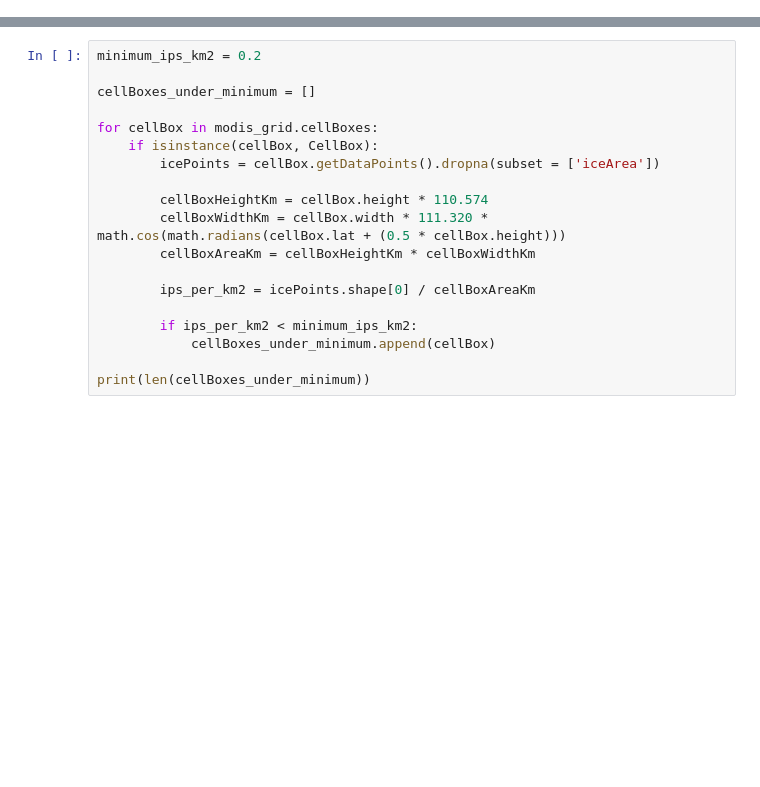
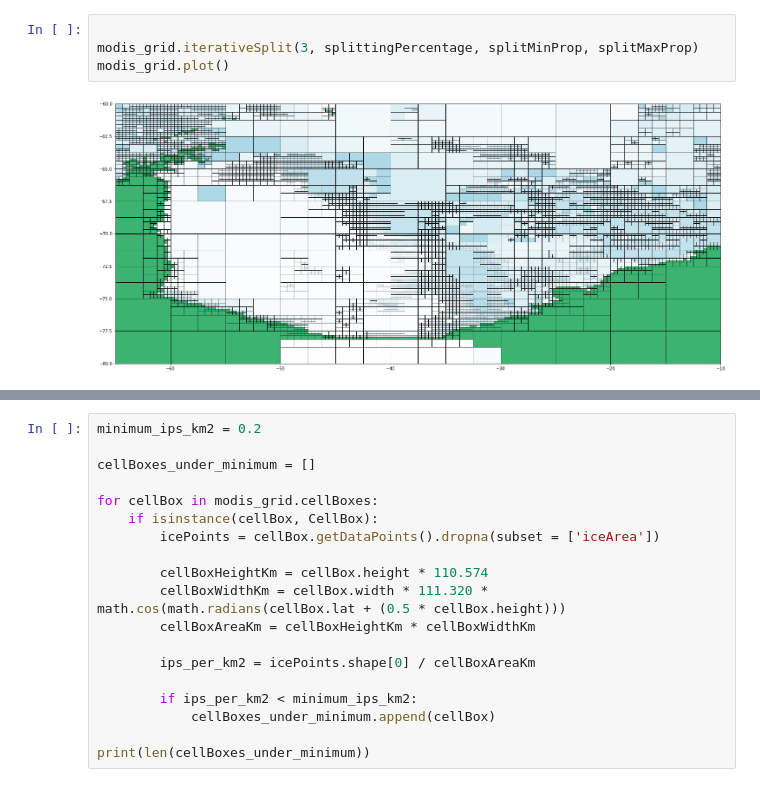
Before and after one commit to antarctica/PolarRoute, a Jupyter notebook: Modis_Testing.ipynb, the cells around one changed output, grey strips where cells are left out. Saved outputs shown, nothing was run; the diff lists cells and outputs as text; blank space fills up the shorter version.

```diff
--- a/Modis_Testing.ipynb
+++ b/Modis_Testing.ipynb
@@ -157,0 +32,6 @@ modis_grid.plot()
+# %%
+
+modis_grid.iterativeSplit(3, splittingPercentage, splitMinProp, splitMaxProp)
+modis_grid.plot()
+# %% [output]
+[figure, added]
```
Also changed, not shown: parts of 42 cells of this notebook, 4 other files.
